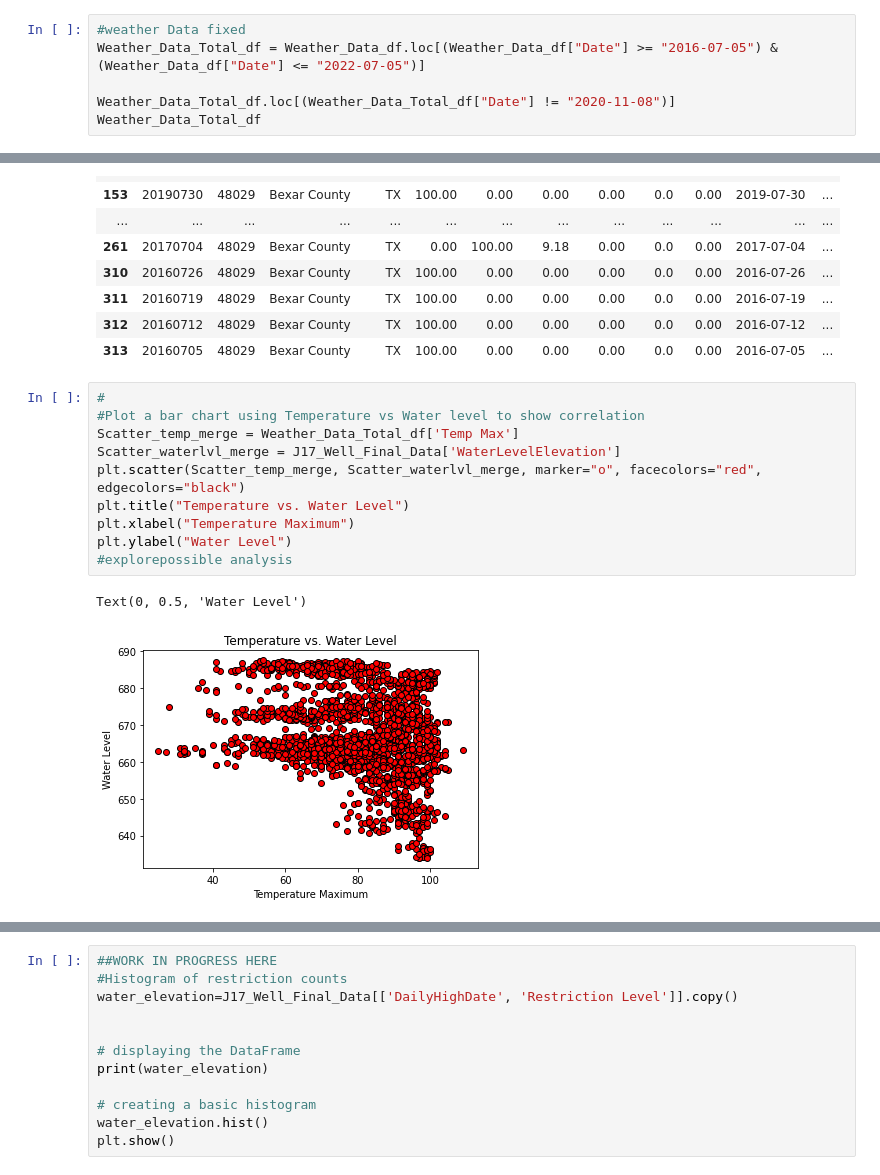
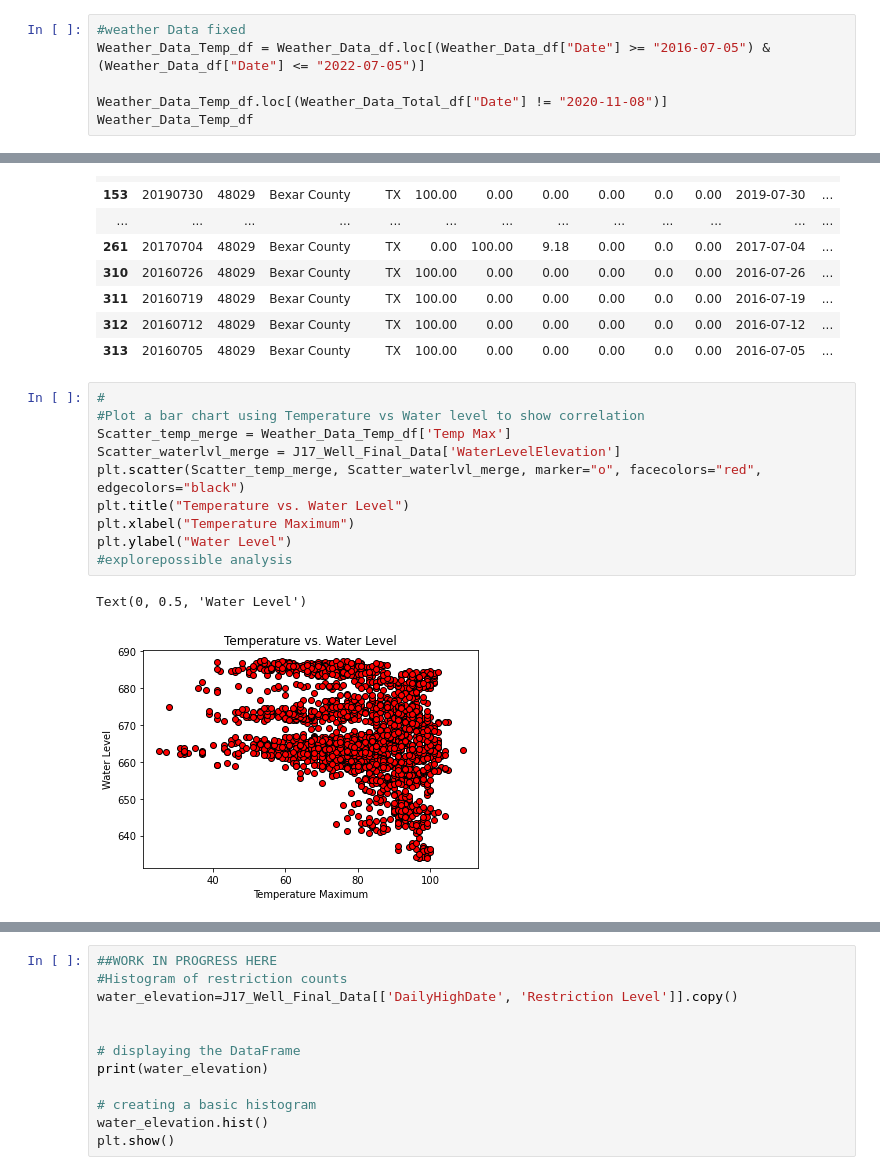
Before and after one commit to Shwetbaba/A-Review-of-the-Effectiveness-of-the-San-Antonio-Water-System-SAWS-Water-Restrictions-Policies, a Jupyter notebook: Group Project-1 Master Code.ipynb, the cells around one changed output, grey strips where cells are left out. Cells and saved outputs as stored; diff of their text form.

```diff
--- a/Group Project-1 Master Code.ipynb
+++ b/Group Project-1 Master Code.ipynb
@@ -243,10 +243,10 @@ J17_Well_Final_Data
 2191 rows × 4 columns
 # %%
 #weather Data fixed
-Weather_Data_Total_df = Weather_Data_df.loc[(Weather_Data_df["Date"] >= "2016-07-05") & (Weather_Data_df["Date"] <= "2022-07-05")]
+Weather_Data_Temp_df = Weather_Data_df.loc[(Weather_Data_df["Date"] >= "2016-07-05") & (Weather_Data_df["Date"] <= "2022-07-05")]
 
-Weather_Data_Total_df.loc[(Weather_Data_Total_df["Date"] != "2020-11-08")]
-Weather_Data_Total_df
+Weather_Data_Temp_df.loc[(Weather_Data_Total_df["Date"] != "2020-11-08")]
+Weather_Data_Temp_df
 # %% [output]
 |  | Temp Max | Temp Avg | Temp Min | Humidity Max | Humidity Avg | Humidity Min | Precipitation | Date |
 | 186 | 98 | 86.0 | 79 | 90 | 70.3 | 43 | 0.0 | 2016-07-05 |
@@ -286,13 +286,13 @@ mask
 # %%
 #
 #Plot a bar chart using Temperature vs Water level to show correlation
-Scatter_temp_merge = Weather_Data_Total_df['Temp Max']
+Scatter_temp_merge = Weather_Data_Temp_df['Temp Max']
 Scatter_waterlvl_merge = J17_Well_Final_Data['WaterLevelElevation']
 plt.scatter(Scatter_temp_merge, Scatter_waterlvl_merge, marker="o", facecolors="red", edgecolors="black")
 plt.title("Temperature vs. Water Level")
 plt.xlabel("Temperature Maximum")
 plt.ylabel("Water Level")
 #explorepossible analysis
 # %% [output]
 Text(0, 0.5, 'Water Level')
-[figure, old version]
+[figure, new version]
```
Also changed, not shown: parts of 7 cells of this notebook.
